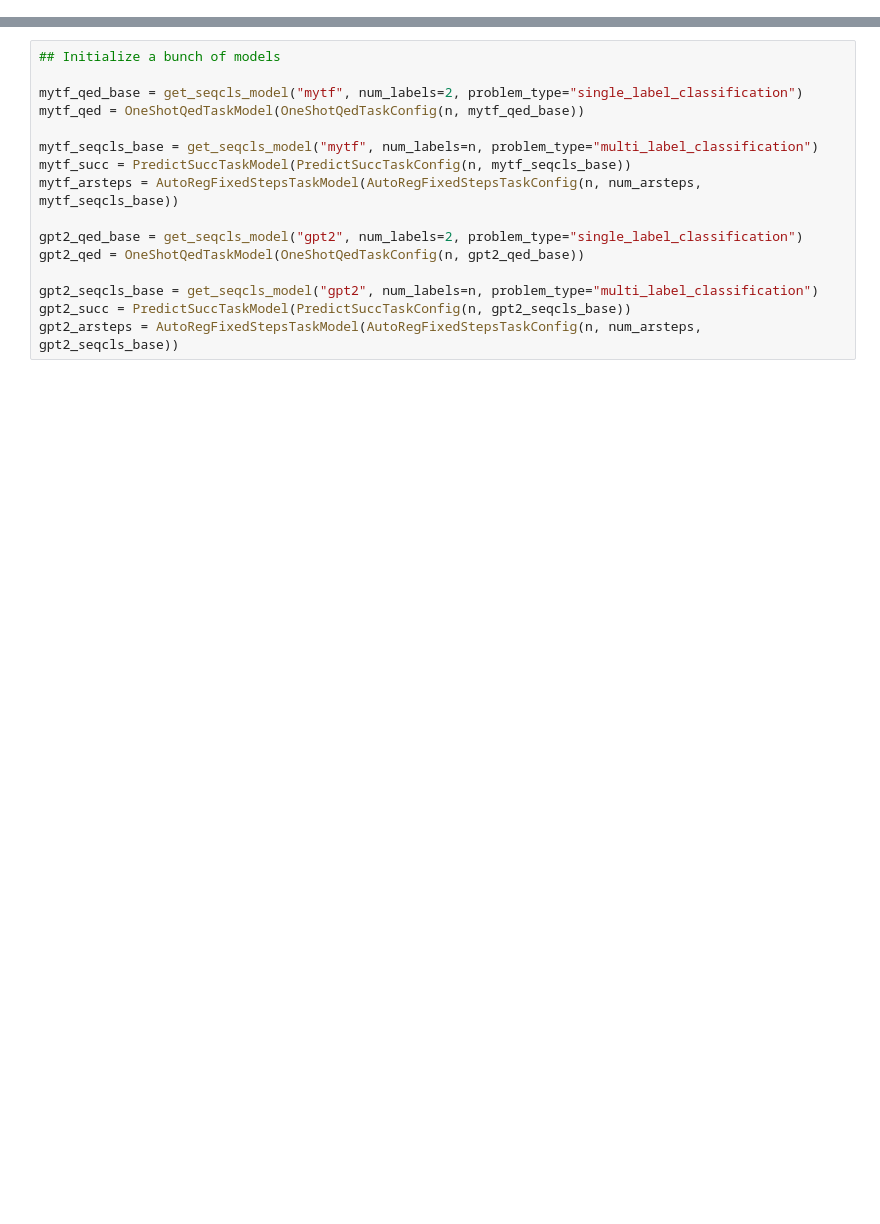
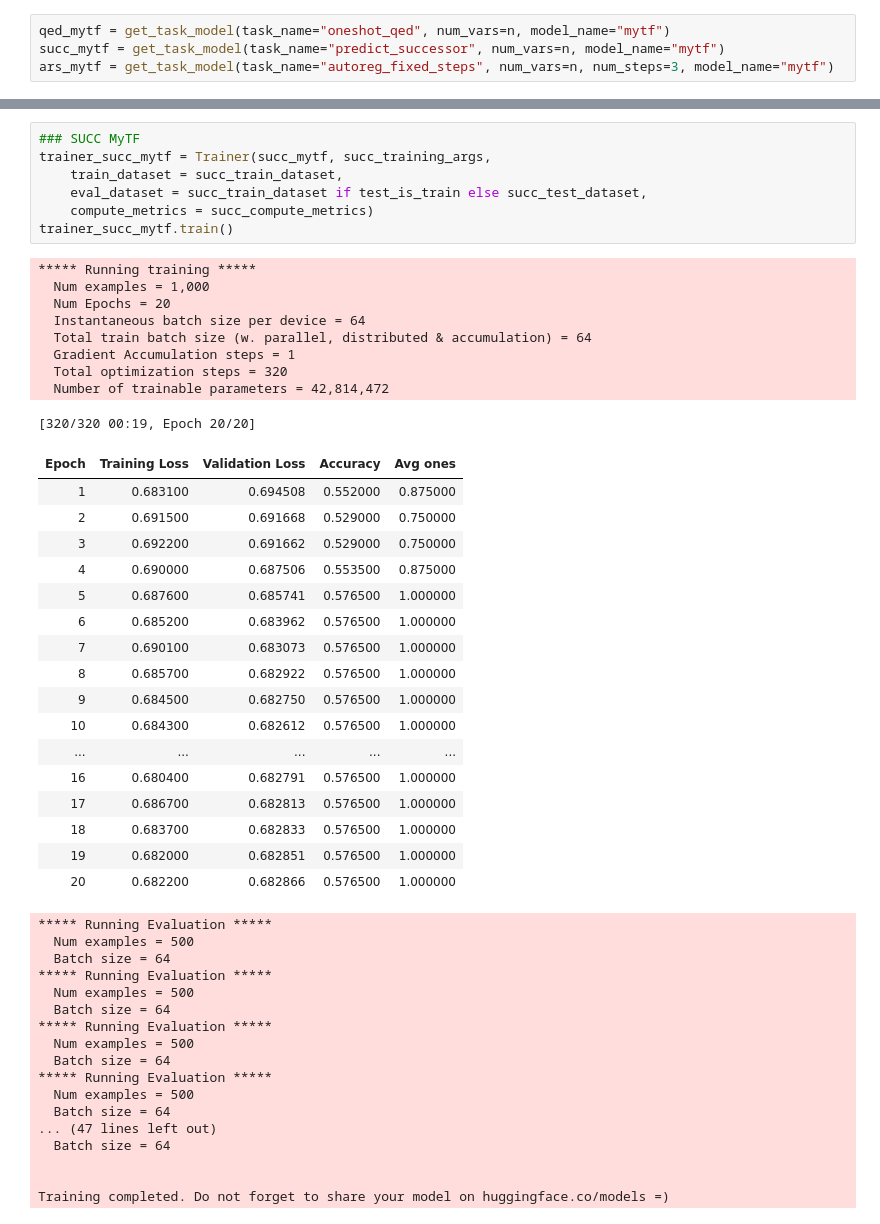
Before and after one commit to AntonXue/tf_logic, a Jupyter notebook: notebooks/task_trainer_test.ipynb, the cells around one changed output, grey strips where cells are left out. Saved outputs shown, nothing was run; the diff lists cells and outputs as text; blank space fills up the shorter version.

```diff
--- a/notebooks/task_trainer_test.ipynb
+++ b/notebooks/task_trainer_test.ipynb
@@ -42,0 +49,4 @@ arsteps_training_args = qed_training_args
+# %%
+qed_mytf = get_task_model(task_name="oneshot_qed", num_vars=n, model_name="mytf")
+succ_mytf = get_task_model(task_name="predict_successor", num_vars=n, model_name="mytf")
+ars_mytf = get_task_model(task_name="autoreg_fixed_steps", num_vars=n, num_steps=3, model_name="mytf")
@@ -58,16 +77,51 @@ arsteps_test_dataset = AutoRegFixedStepsDataset(arsteps_test_dataset_config)
-# %%
-## Initialize a bunch of models
-
-mytf_qed_base = get_seqcls_model("mytf", num_labels=2, problem_type="single_label_classification")
-mytf_qed = OneShotQedTaskModel(OneShotQedTaskConfig(n, mytf_qed_base))
-
-mytf_seqcls_base = get_seqcls_model("mytf", num_labels=n, problem_type="multi_label_classification")
-mytf_succ = PredictSuccTaskModel(PredictSuccTaskConfig(n, mytf_seqcls_base))
-mytf_arsteps = AutoRegFixedStepsTaskModel(AutoRegFixedStepsTaskConfig(n, num_arsteps, mytf_seqcls_base))
-
-gpt2_qed_base = get_seqcls_model("gpt2", num_labels=2, problem_type="single_label_classification")
-gpt2_qed = OneShotQedTaskModel(OneShotQedTaskConfig(n, gpt2_qed_base))
-
-gpt2_seqcls_base = get_seqcls_model("gpt2", num_labels=n, problem_type="multi_label_classification")
-gpt2_succ = PredictSuccTaskModel(PredictSuccTaskConfig(n, gpt2_seqcls_base))
-gpt2_arsteps = AutoRegFixedStepsTaskModel(AutoRegFixedStepsTaskConfig(n, num_arsteps, gpt2_seqcls_base))
+# %%
+### SUCC MyTF
+trainer_succ_mytf = Trainer(succ_mytf, succ_training_args,
+    train_dataset = succ_train_dataset,
+    eval_dataset = succ_train_dataset if test_is_train else succ_test_dataset,
+    compute_metrics = succ_compute_metrics)
+trainer_succ_mytf.train()
+# %% [output]
+***** Running training *****
+  Num examples = 1,000
+  Num Epochs = 20
+  Instantaneous batch size per device = 64
+  Total train batch size (w. parallel, distributed & accumulation) = 64
+  Gradient Accumulation steps = 1
+  Total optimization steps = 320
+  Number of trainable parameters = 42,814,472
+[320/320 00:19, Epoch 20/20]
+| Epoch | Training Loss | Validation Loss | Accuracy | Avg ones |
+| 1 | 0.683100 | 0.694508 | 0.552000 | 0.875000 |
+| 2 | 0.691500 | 0.691668 | 0.529000 | 0.750000 |
+| 3 | 0.692200 | 0.691662 | 0.529000 | 0.750000 |
+| 4 | 0.690000 | 0.687506 | 0.553500 | 0.875000 |
+| 5 | 0.687600 | 0.685741 | 0.576500 | 1.000000 |
+| 6 | 0.685200 | 0.683962 | 0.576500 | 1.000000 |
+| 7 | 0.690100 | 0.683073 | 0.576500 | 1.000000 |
+| 8 | 0.685700 | 0.682922 | 0.576500 | 1.000000 |
+| 9 | 0.684500 | 0.682750 | 0.576500 | 1.000000 |
+| 10 | 0.684300 | 0.682612 | 0.576500 | 1.000000 |
+| ... | ... | ... | ... | ... |
+| 16 | 0.680400 | 0.682791 | 0.576500 | 1.000000 |
+| 17 | 0.686700 | 0.682813 | 0.576500 | 1.000000 |
+| 18 | 0.683700 | 0.682833 | 0.576500 | 1.000000 |
+| 19 | 0.682000 | 0.682851 | 0.576500 | 1.000000 |
+| 20 | 0.682200 | 0.682866 | 0.576500 | 1.000000 |
+***** Running Evaluation *****
+  Num examples = 500
+  Batch size = 64
+***** Running Evaluation *****
+  Num examples = 500
+  Batch size = 64
+***** Running Evaluation *****
+  Num examples = 500
+  Batch size = 64
+***** Running Evaluation *****
+  Num examples = 500
+  Batch size = 64
+... (47 lines left out)
+  Batch size = 64
+
+
+Training completed. Do not forget to share your model on huggingface.co/models =)
```
Also changed, not shown: parts of 26 cells of this notebook, 13 other files.
